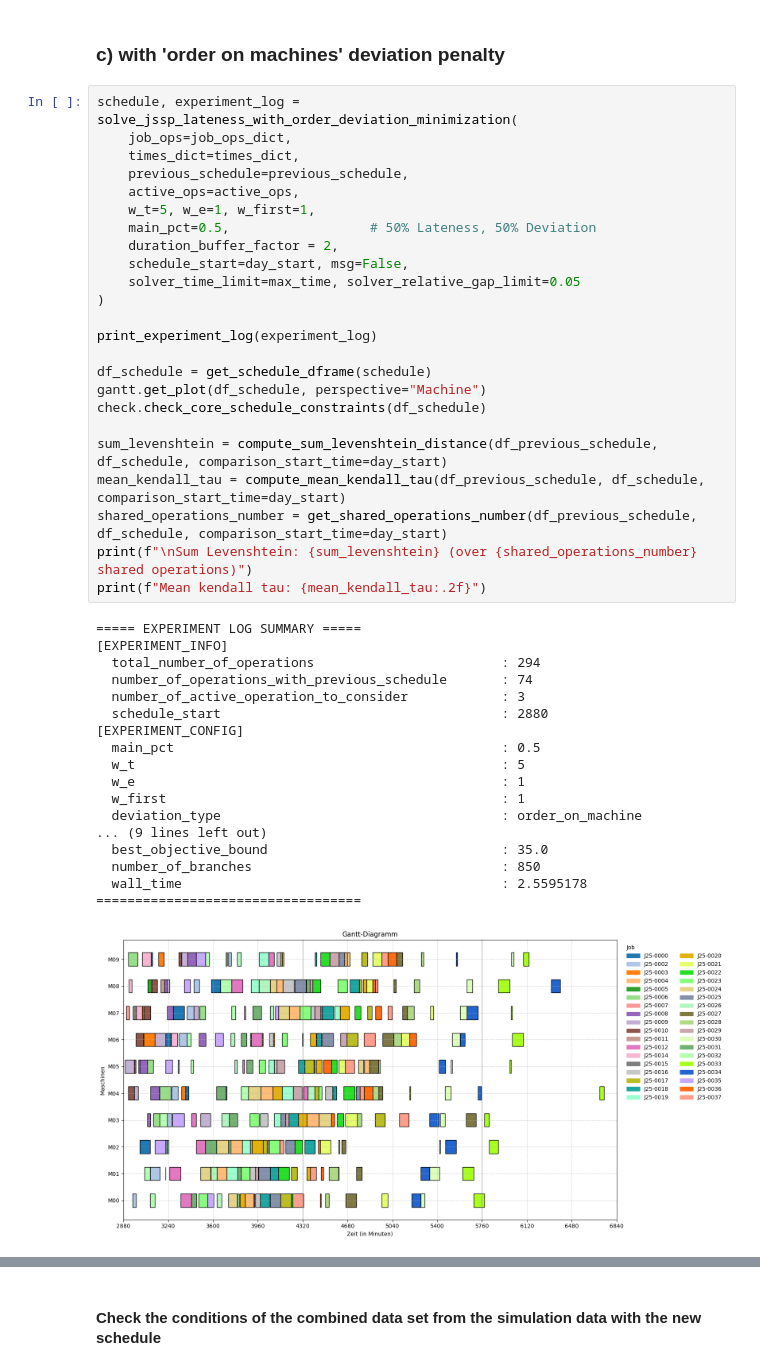
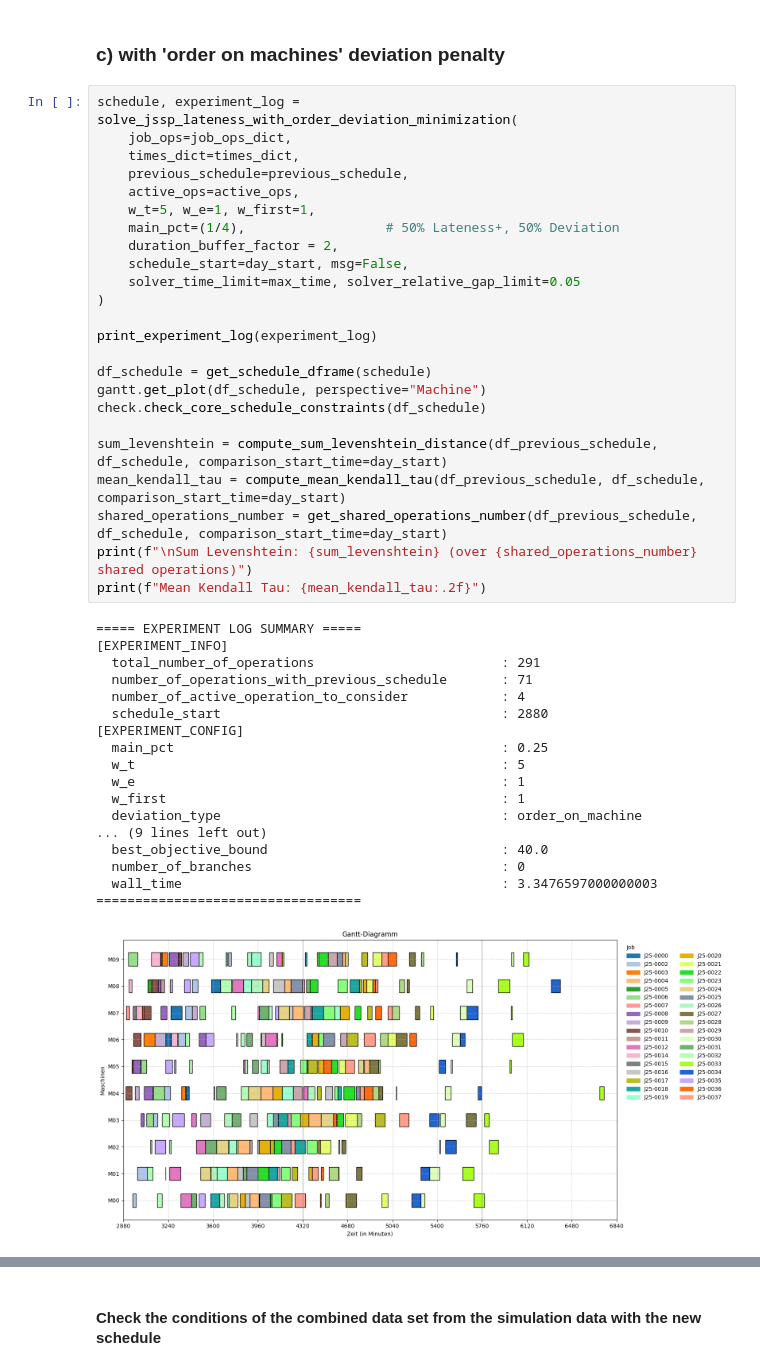
Before and after one commit to konrad-adamski/HTWD_Job-Shop_Scheduling, a Jupyter notebook: notebooks/02_Google_OR-Tools_Constraint_Programming/01_Lateness.ipynb, the cells around one changed output, grey strips where cells are left out. Drawn from its saved outputs; the diff is of its cells as text.

```diff
--- a/notebooks/02_Google_OR-Tools_Constraint_Programming/01_Lateness.ipynb
+++ b/notebooks/02_Google_OR-Tools_Constraint_Programming/01_Lateness.ipynb
@@ -539,43 +541,43 @@ schedule, experiment_log = solve_jssp_lateness_with_order_deviation_minimization
     times_dict=times_dict,
     previous_schedule=previous_schedule,
     active_ops=active_ops,
     w_t=5, w_e=1, w_first=1,
-    main_pct=0.5,                  # 50% Lateness, 50% Deviation
+    main_pct=(1/4),                  # 50% Lateness+, 50% Deviation
     duration_buffer_factor = 2,
     schedule_start=day_start, msg=False,
     solver_time_limit=max_time, solver_relative_gap_limit=0.05
 )
 
 print_experiment_log(experiment_log)
 
 df_schedule = get_schedule_dframe(schedule)
 gantt.get_plot(df_schedule, perspective="Machine")
 check.check_core_schedule_constraints(df_schedule)
 
 sum_levenshtein = compute_sum_levenshtein_distance(df_previous_schedule, df_schedule, comparison_start_time=day_start)
 mean_kendall_tau = compute_mean_kendall_tau(df_previous_schedule, df_schedule, comparison_start_time=day_start)
 shared_operations_number = get_shared_operations_number(df_previous_schedule, df_schedule, comparison_start_time=day_start)
 print(f"\nSum Levenshtein: {sum_levenshtein} (over {shared_operations_number} shared operations)")
-print(f"Mean kendall tau: {mean_kendall_tau:.2f}")
+print(f"Mean Kendall Tau: {mean_kendall_tau:.2f}")
 # %% [output]
 ===== EXPERIMENT LOG SUMMARY =====
 [EXPERIMENT_INFO]
-  total_number_of_operations                        : 294
-  number_of_operations_with_previous_schedule       : 74
-  number_of_active_operation_to_consider            : 3
+  total_number_of_operations                        : 291
+  number_of_operations_with_previous_schedule       : 71
+  number_of_active_operation_to_consider            : 4
   schedule_start                                    : 2880
 [EXPERIMENT_CONFIG]
-  main_pct                                          : 0.5
+  main_pct                                          : 0.25
   w_t                                               : 5
   w_e                                               : 1
   w_first                                           : 1
   deviation_type                                    : order_on_machine
 ... (9 lines left out)
-  best_objective_bound                              : 35.0
-  number_of_branches                                : 850
-  wall_time                                         : 2.5595178
+  best_objective_bound                              : 40.0
+  number_of_branches                                : 0
+  wall_time                                         : 3.3476597000000003
 ==================================
-[figure, old version]
+[figure, new version]
 + No machine conflicts found.
 + All job operations are scheduled in non-overlapping, correct sequence.
 
```
Also changed, not shown: parts of 26 cells of this notebook, 3 other files.
